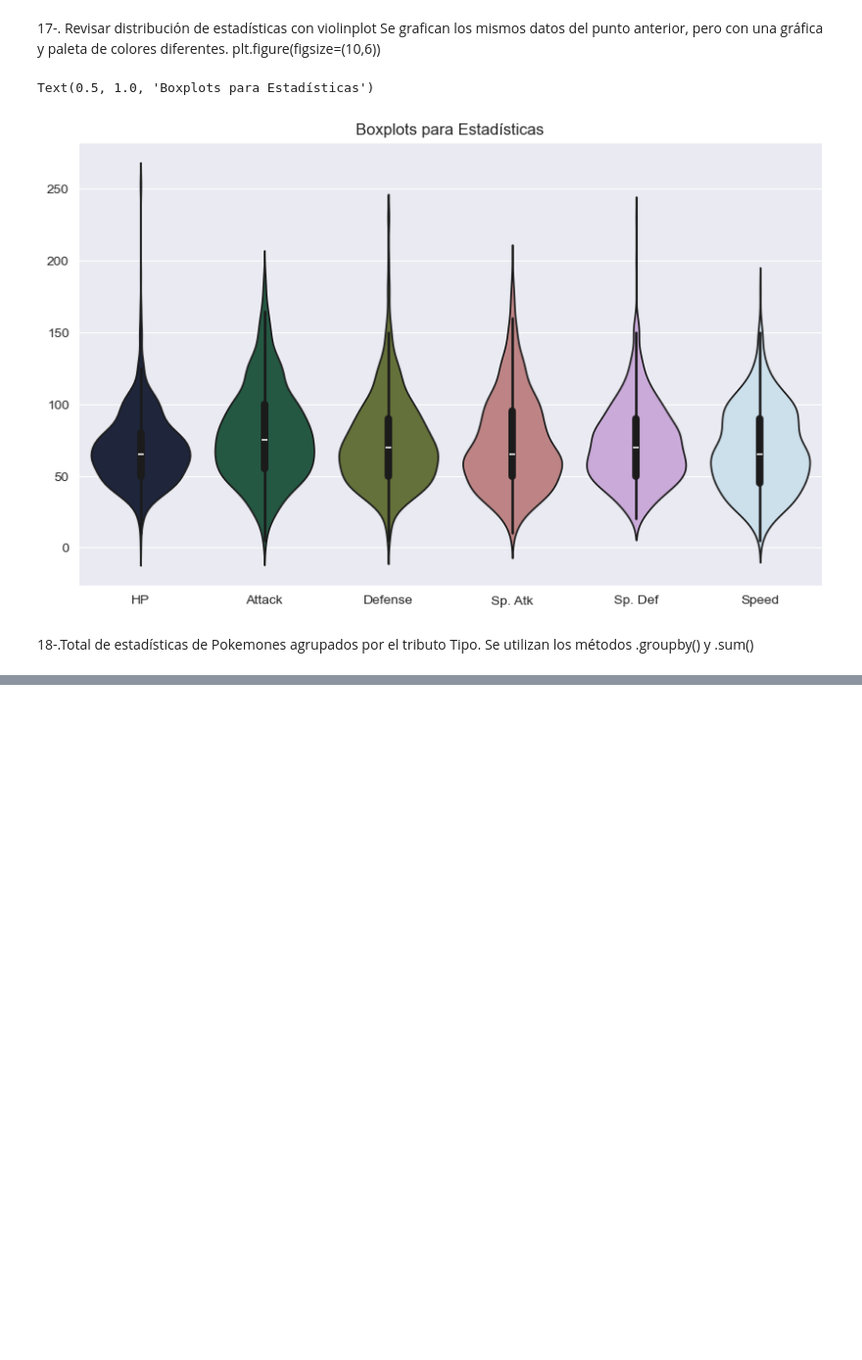
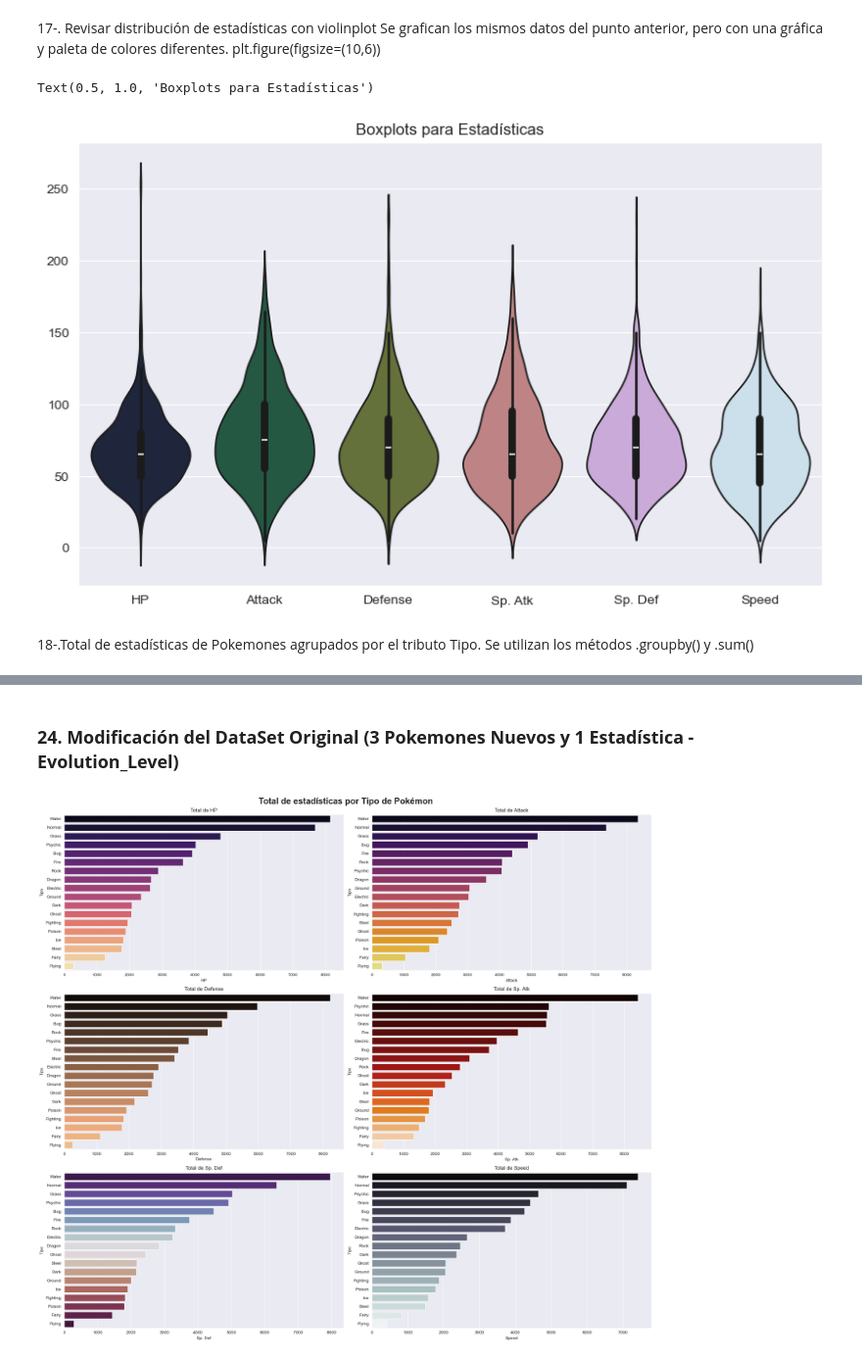
Before and after one commit to BR1ANJ3Sus3B/ICBD_9A_IDGS_PRACTICAS-230308-BrianJesus-Mendoza-Marquez, a Jupyter notebook: Practica03-BrianJesus/BrianJesusM-Practica03.ipynb, the cells around one changed output, grey strips where cells are left out. Shown at 98% size. Cells and saved outputs as stored; diff of their text form; code cells hidden in the pictures; blank space fills up the shorter version.

```diff
--- a/Practica03-BrianJesus/BrianJesusM-Practica03.ipynb
+++ b/Practica03-BrianJesus/BrianJesusM-Practica03.ipynb
@@ -508,0 +630,60 @@ pokemons1.groupby('Type').sum()
+# %% [markdown]
+### **24. Modificación del DataSet Original (3 Pokemones Nuevos y 1 Estadística - Evolution_Level)**
+# %%
+import pandas as pd
+import matplotlib.pyplot as plt
+import seaborn as sns
+
+pokemons1 = pd.read_csv("Pokemon-ev.csv")
+
+if 'Type 1' not in pokemons1.columns:
+    raise ValueError("La columna 'Type 1' no existe en el dataset.")
+
+stats = ['HP', 'Attack', 'Defense', 'Sp. Atk', 'Sp. Def', 'Speed', 'Evolve']
+stats = [col for col in stats if col in pokemons1.columns]
+
+if len(stats) == 0:
+    raise ValueError("No se encontraron columnas estadísticas válidas.")
+
+palettes = ['magma', 'inferno', 'copper', 'gist_heat', 'twilight_shifted', 'bone', 'copper_r']
+
+
+n_stats = len(stats)
+n_cols = 2
+n_rows = (n_stats + n_cols - 1) // n_cols
+
+fig, axes = plt.subplots(n_rows, n_cols, figsize=(20, 6 * n_rows))
+axes = axes.flatten()
+
+fig.suptitle(
+    'Total de estadísticas por Tipo de Pokémon',
+    fontsize=20,
+    fontweight='bold'
+)
+
+grouped = pokemons.groupby('Type 1').sum(numeric_only=True)
+
+for idx, stat in enumerate(stats):
+    datos_grafico = grouped[stat].sort_values(ascending=False)
+
+    sns.barplot(
+        x=datos_grafico.values,
+        y=datos_grafico.index,
+        hue=datos_grafico.index,
+        palette=palettes[idx % len(palettes)],
+        legend=False,
+        ax=axes[idx]
+    )
+
+    axes[idx].set_title(f'Total de {stat}')
+    axes[idx].set_xlabel(stat)
+    axes[idx].set_ylabel('Tipo')
+
+for idx in range(len(stats), len(axes)):
+    axes[idx].set_visible(False)
+
+plt.tight_layout()
+plt.subplots_adjust(top=0.95)
+plt.show()
+# %% [output]
+[figure, added]
```
Also changed, not shown: parts of 38 cells of this notebook.
